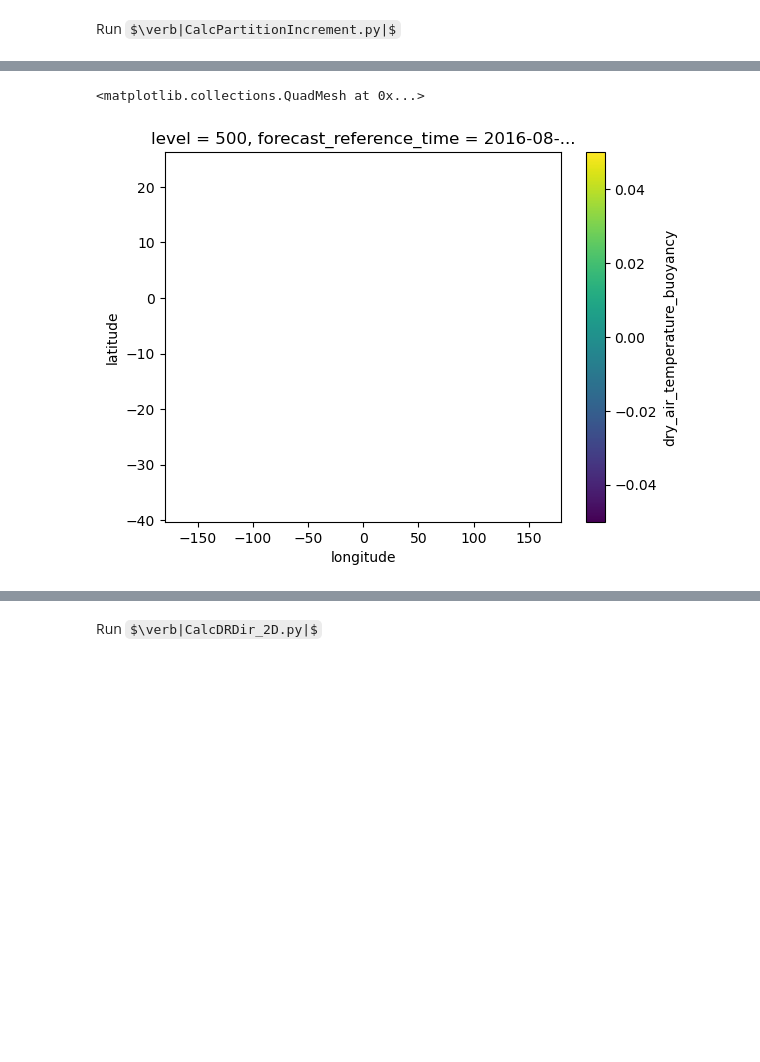
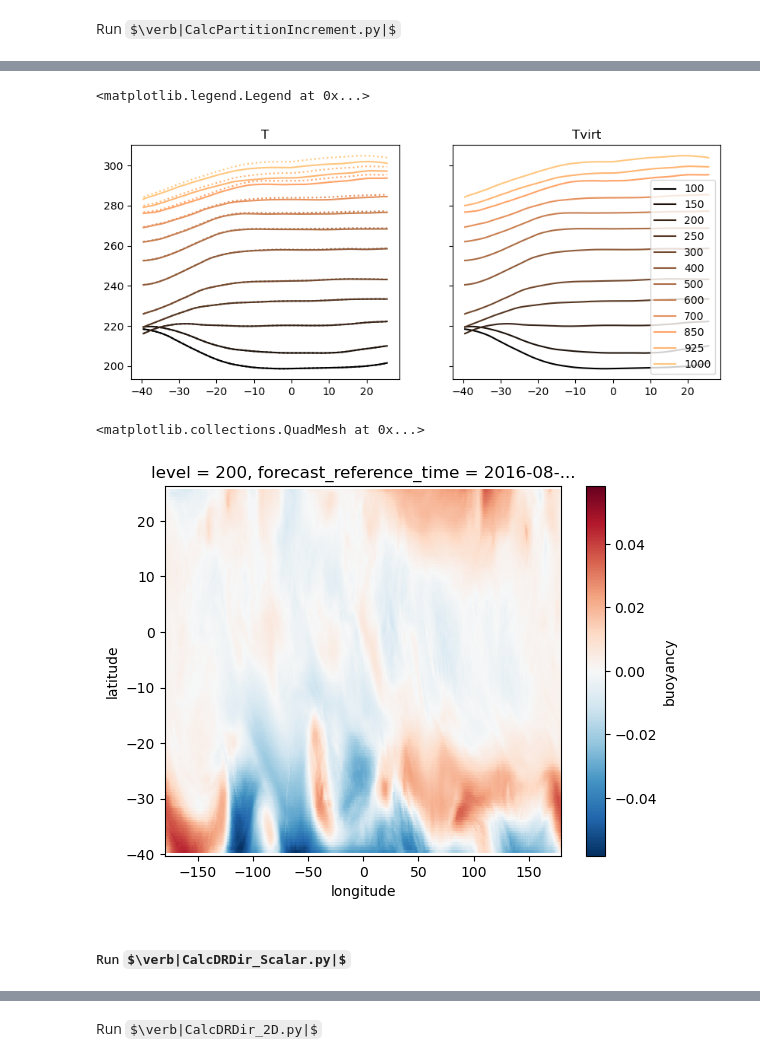
Before and after one commit to ElliotMG/LoSSETT, a Jupyter notebook: LoSSETT_DYN.ipynb, the cells around one changed output, grey strips where cells are left out. Cells and saved outputs as stored; diff of their text form; code cells hidden in the pictures; some formulas as TeX source; blank space fills up the shorter version.

```diff
--- a/LoSSETT_DYN.ipynb
+++ b/LoSSETT_DYN.ipynb
@@ -260,5 +297,26 @@ Run $\verb|CalcDRDir_Scalar.py|$
+# %%
+import matplotlib as mpl
+cmap = mpl.colormaps['copper']
+colors = cmap(np.linspace(0,1,len(kscale_levs)))
+# plot \bar{T}(phi)
+T_lonmean = T.mean(dim=["longitude","time"])
+Tvirt_lonmean = Tvirt.mean(dim=["longitude","time"])
+
+fig, axes = plt.subplots(ncols=2,figsize=(10,4),sharey=True)
+for i,lvl in enumerate(kscale_levs):
+    axes[0].plot(lat,T_lonmean.sel(level=lvl),label=f"{lvl}",color=colors[i])
+    axes[0].plot(lat,Tvirt_lonmean.sel(level=lvl),label=f"{lvl}",color=colors[i],linestyle=":")
+    axes[0].set_title('T')
+    axes[1].plot(lat,Tvirt_lonmean.sel(level=lvl),label=f"{lvl}",color=colors[i])
+    axes[1].set_title('Tvirt')
+plt.legend(loc="best")
+# %% [output]
+<matplotlib.legend.Legend at 0x...>
+[figure, added]
 # %%
-b.sel(level=500).mean(dim=['time']).plot()
+b.sel(level=200).mean(dim=['time']).plot()
 # %% [output]
 <matplotlib.collections.QuadMesh at 0x...>
-[figure, old version]
+[figure, new version]
+# %% [markdown]
+##### Run $\verb|CalcDRDir_Scalar.py|$
```
Also changed, not shown: parts of 11 cells of this notebook, 15 other files.
